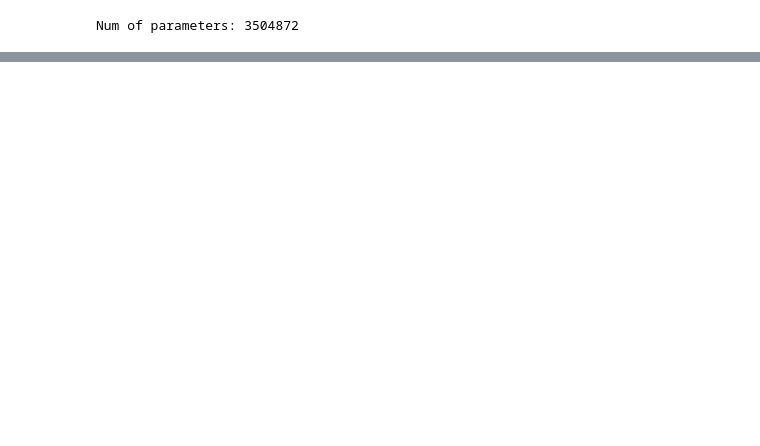
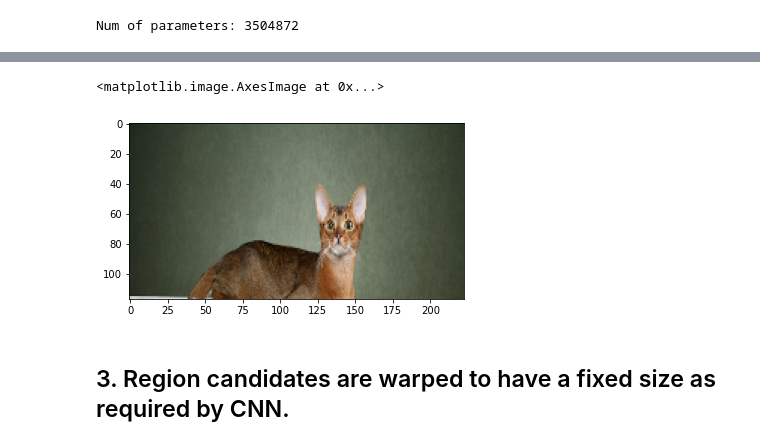
Before and after one commit to hslrock/ObjectDetection_, a Jupyter notebook: 1_RCNN.ipynb, the cells around one changed output, grey strips where cells are left out. Cells and saved outputs as stored; diff of their text form; code cells hidden in the pictures; blank space fills up the shorter version.

```diff
--- a/1_RCNN.ipynb
+++ b/1_RCNN.ipynb
@@ -395,0 +121,7 @@ for region in regions:
+# %%
+plt.imshow((train_ds[0][0][:,y1:y2,x1:x2]*0.5+0.5).permute(1,2,0).numpy())
+# %% [output]
+<matplotlib.image.AxesImage at 0x...>
+[figure, added]
+# %% [markdown]
+## 3. Region candidates are warped to have a fixed size as required by CNN.
```
Also changed, not shown: parts of 19 cells of this notebook, 7 other files.
